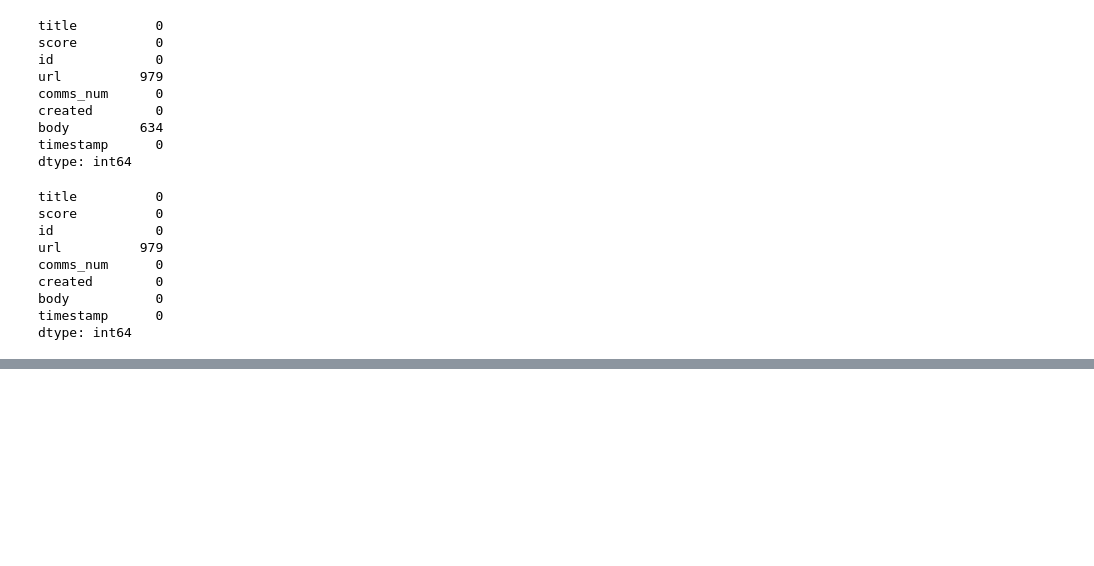
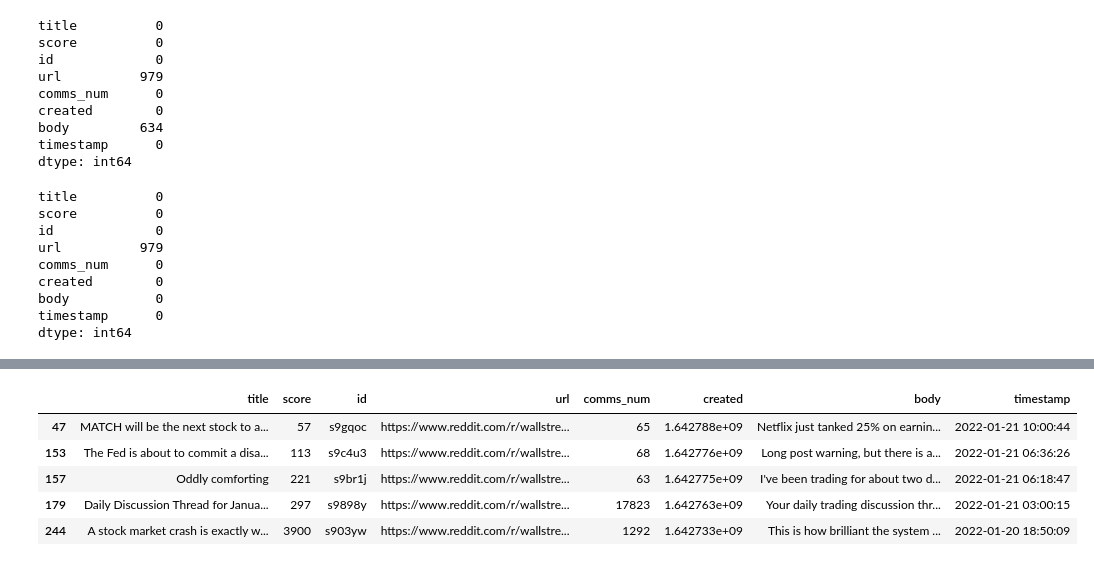
Before and after one commit to jcp650/wsb_pipeline-sentiment, a Jupyter notebook: wsb_analysis.ipynb, the cells around one changed output, grey strips where cells are left out. Saved outputs shown, nothing was run; the diff lists cells and outputs as text; code cells hidden in the pictures; blank space fills up the shorter version.

```diff
--- a/wsb_analysis.ipynb
+++ b/wsb_analysis.ipynb
@@ -80,0 +87,11 @@ fig.show()
+# %%
+# outlier df
+outlier_df = df[df.score > 49]
+outlier_df.head()
+# %% [output]
+|  | title | score | id | url | comms_num | created | body | timestamp |
+| 47 | MATCH will be the next stock to a... | 57 | s9gqoc | https://www.reddit.com/r/wallstre... | 65 | 1.642788e+09 | Netflix just tanked 25% on earnin... | 2022-01-21 10:00:44 |
+| 153 | The Fed is about to commit a disa... | 113 | s9c4u3 | https://www.reddit.com/r/wallstre... | 68 | 1.642776e+09 | Long post warning, but there is a... | 2022-01-21 06:36:26 |
+| 157 | Oddly comforting | 221 | s9br1j | https://www.reddit.com/r/wallstre... | 63 | 1.642775e+09 | I've been trading for about two d... | 2022-01-21 06:18:47 |
+| 179 | Daily Discussion Thread for Janua... | 297 | s9898y | https://www.reddit.com/r/wallstre... | 17823 | 1.642763e+09 | Your daily trading discussion thr... | 2022-01-21 03:00:15 |
+| 244 | A stock market crash is exactly w... | 3900 | s903yw | https://www.reddit.com/r/wallstre... | 1292 | 1.642733e+09 | This is how brilliant the system ... | 2022-01-20 18:50:09 |
```
Also changed, not shown: parts of 5 cells of this notebook, 1 other file.
